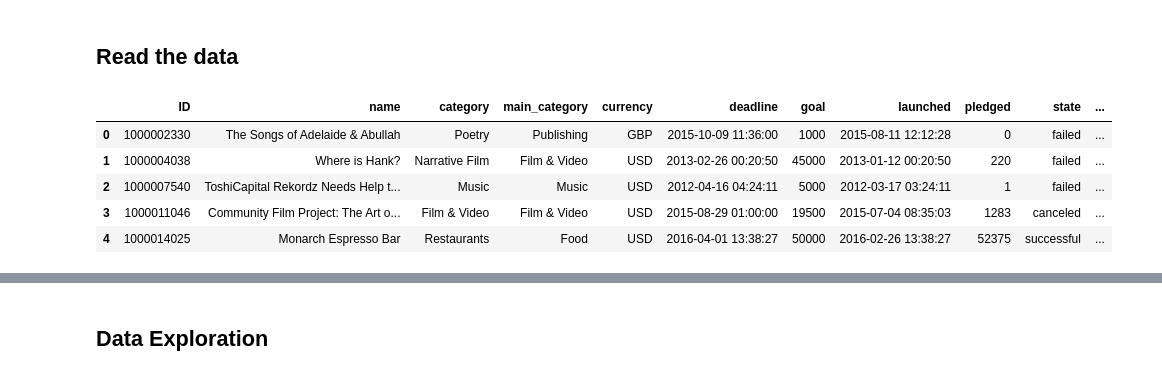
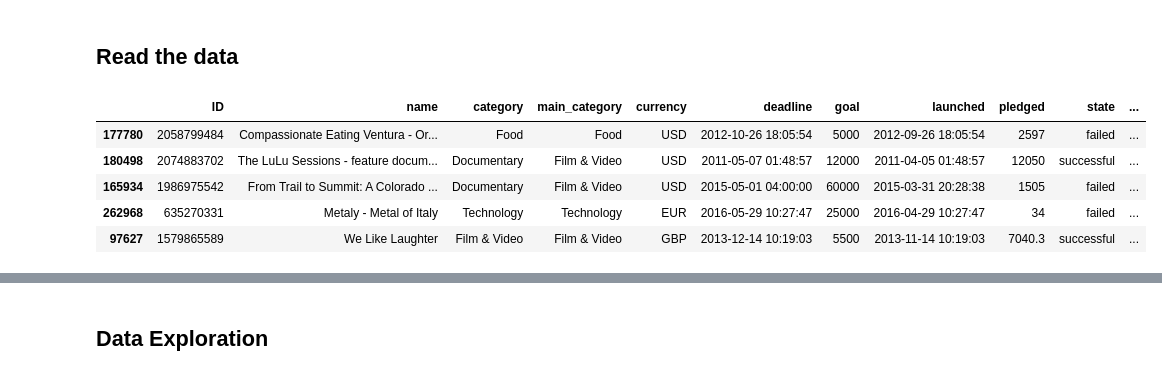
Before and after one commit to Sirraff/kickstarter_project, a Jupyter notebook: kick_learner.ipynb, the cells around one changed output, grey strips where cells are left out. Cells and saved outputs as stored; diff of their text form; code cells hidden in the pictures.

```diff
--- a/kick_learner.ipynb
+++ b/kick_learner.ipynb
@@ -25,16 +25,18 @@ plt.rcParams['figure.figsize'] = 5,3
 # %% [markdown]
 ## Read the data
 # %%
-df = pd.read_csv("ks-projects-201612.csv", low_memory = False)
+# df = pd.read_csv("ks-projects-201612.csv", low_memory = False)
+df = pd.read_csv("ks-projects-201612.csv", encoding="cp1252", low_memory=False) # to make encoding work, at elast on macOS
 # %%
-df.head()
+df.columns = df.columns.str.strip()
+df.sample(5)
 # %% [output]
 |  | ID | name | category | main_category | currency | deadline | goal | launched | pledged | state | ... |
-| 0 | 1000002330 | The Songs of Adelaide & Abullah | Poetry | Publishing | GBP | 2015-10-09 11:36:00 | 1000 | 2015-08-11 12:12:28 | 0 | failed | ... |
-| 1 | 1000004038 | Where is Hank? | Narrative Film | Film & Video | USD | 2013-02-26 00:20:50 | 45000 | 2013-01-12 00:20:50 | 220 | failed | ... |
-| 2 | 1000007540 | ToshiCapital Rekordz Needs Help t... | Music | Music | USD | 2012-04-16 04:24:11 | 5000 | 2012-03-17 03:24:11 | 1 | failed | ... |
-| 3 | 1000011046 | Community Film Project: The Art o... | Film & Video | Film & Video | USD | 2015-08-29 01:00:00 | 19500 | 2015-07-04 08:35:03 | 1283 | canceled | ... |
-| 4 | 1000014025 | Monarch Espresso Bar | Restaurants | Food | USD | 2016-04-01 13:38:27 | 50000 | 2016-02-26 13:38:27 | 52375 | successful | ... |
+| 177780 | 2058799484 | Compassionate Eating Ventura - Or... | Food | Food | USD | 2012-10-26 18:05:54 | 5000 | 2012-09-26 18:05:54 | 2597 | failed | ... |
+| 180498 | 2074883702 | The LuLu Sessions - feature docum... | Documentary | Film & Video | USD | 2011-05-07 01:48:57 | 12000 | 2011-04-05 01:48:57 | 12050 | successful | ... |
+| 165934 | 1986975542 | From Trail to Summit: A Colorado ... | Documentary | Film & Video | USD | 2015-05-01 04:00:00 | 60000 | 2015-03-31 20:28:38 | 1505 | failed | ... |
+| 262968 | 635270331 | Metaly - Metal of Italy | Technology | Technology | EUR | 2016-05-29 10:27:47 | 25000 | 2016-04-29 10:27:47 | 34 | failed | ... |
+| 97627 | 1579865589 | We Like Laughter | Film & Video | Film & Video | GBP | 2013-12-14 10:19:03 | 5500 | 2013-11-14 10:19:03 | 7040.3 | successful | ... |
 # %%
 df.info()
 # %% [output]
```
Also changed, not shown: parts of 16 cells of this notebook, 1 other file.
